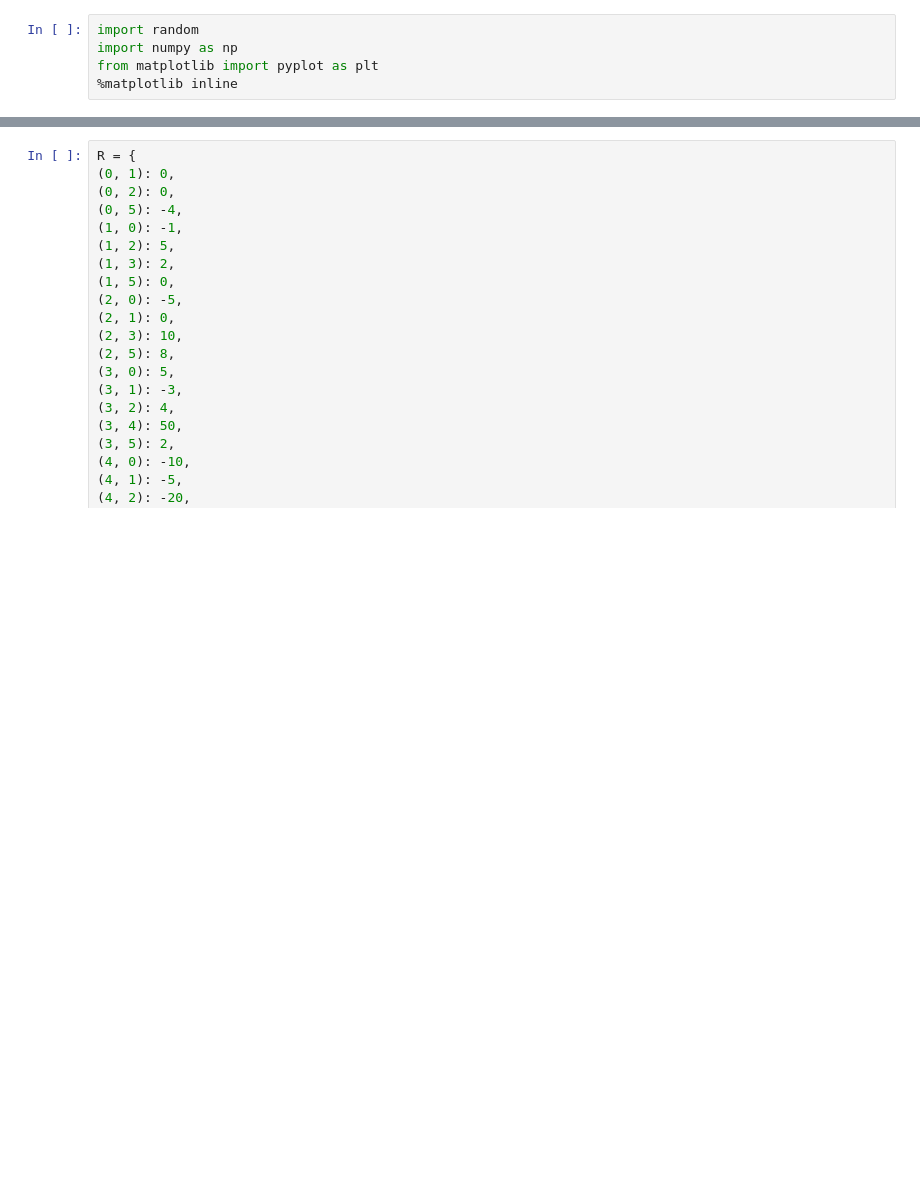
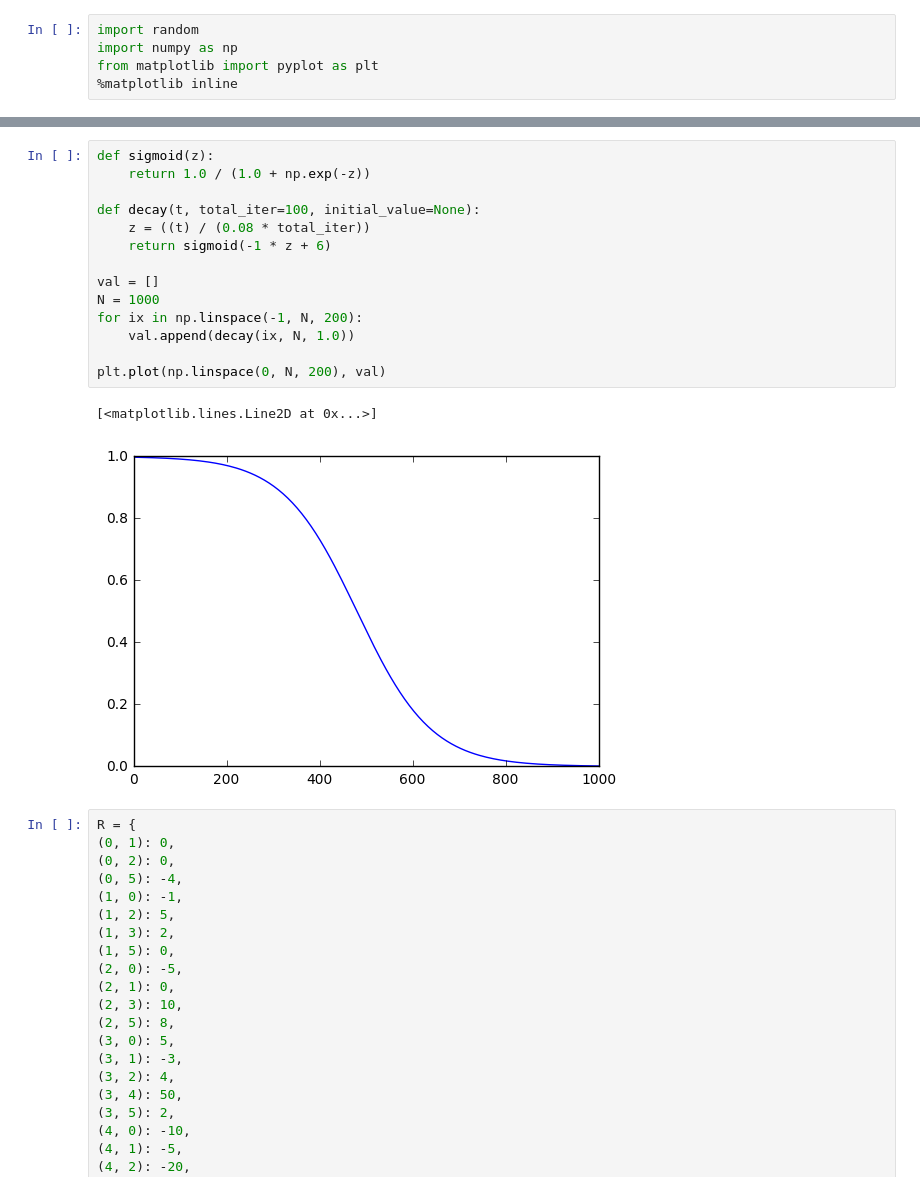
Before and after one commit to coding-blocks-archives/Perceptron_Summer_II_2018, a Jupyter notebook: class_17/Simple_Q_RL.ipynb, the cells around one changed output, grey strips where cells are left out. Cells and saved outputs as stored; diff of their text form; blank space fills up the shorter version.

```diff
--- a/class_17/Simple_Q_RL.ipynb
+++ b/class_17/Simple_Q_RL.ipynb
@@ -13,3 +24,20 @@ EXPLORE_PROB = 1.0
+# %%
+def sigmoid(z):
+    return 1.0 / (1.0 + np.exp(-z))
+
+def decay(t, total_iter=100, initial_value=None):
+    z = ((t) / (0.08 * total_iter))
+    return sigmoid(-1 * z + 6)
+
+val = []
+N = 1000
+for ix in np.linspace(-1, N, 200):
+    val.append(decay(ix, N, 1.0))
+
+plt.plot(np.linspace(0, N, 200), val)
+# %% [output]
+[<matplotlib.lines.Line2D at 0x...>]
+[figure, added]
 # %%
 R = {
 (0, 1): 0,
```
Also changed, not shown: parts of 8 cells of this notebook, 3 other files.
